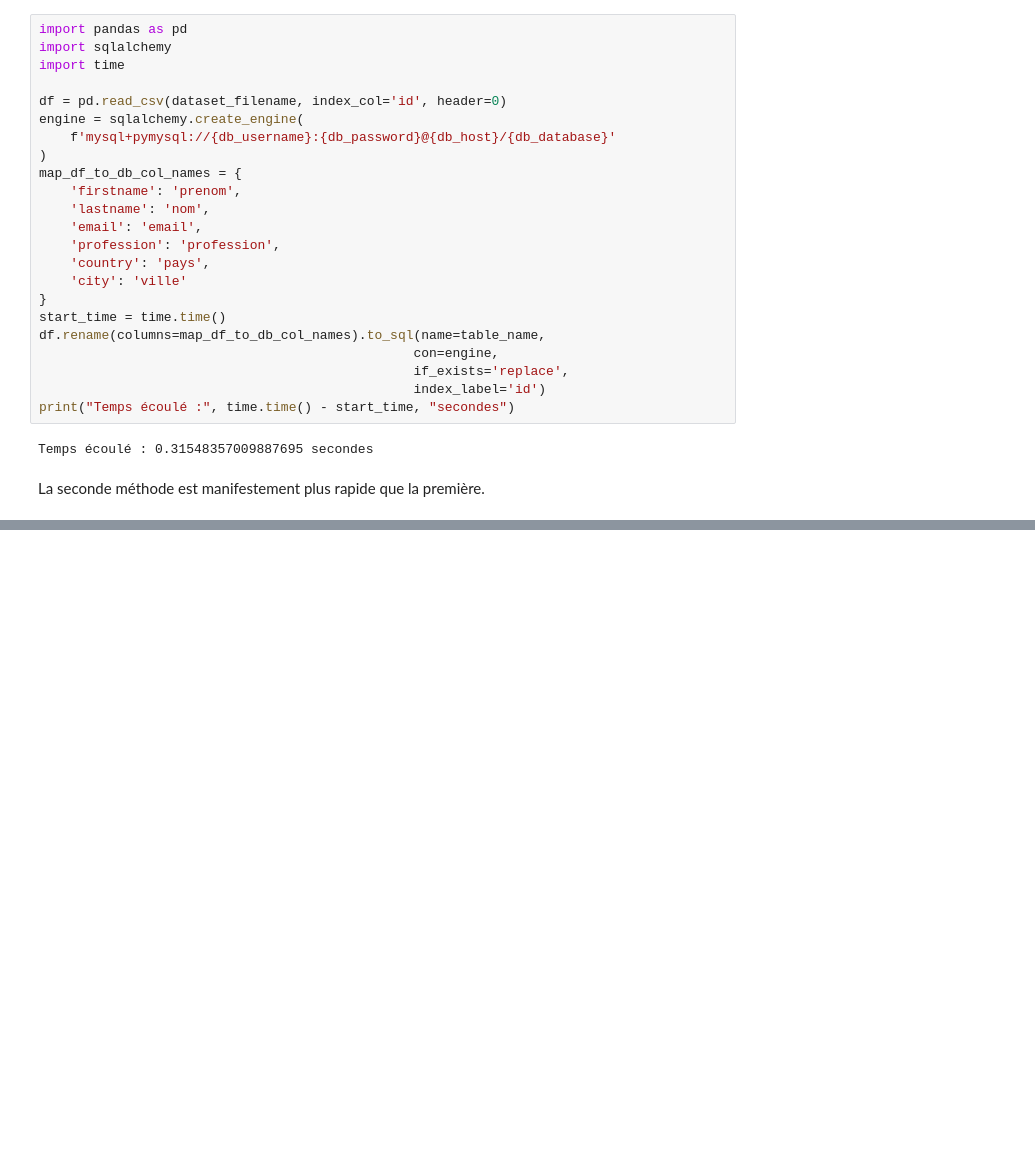
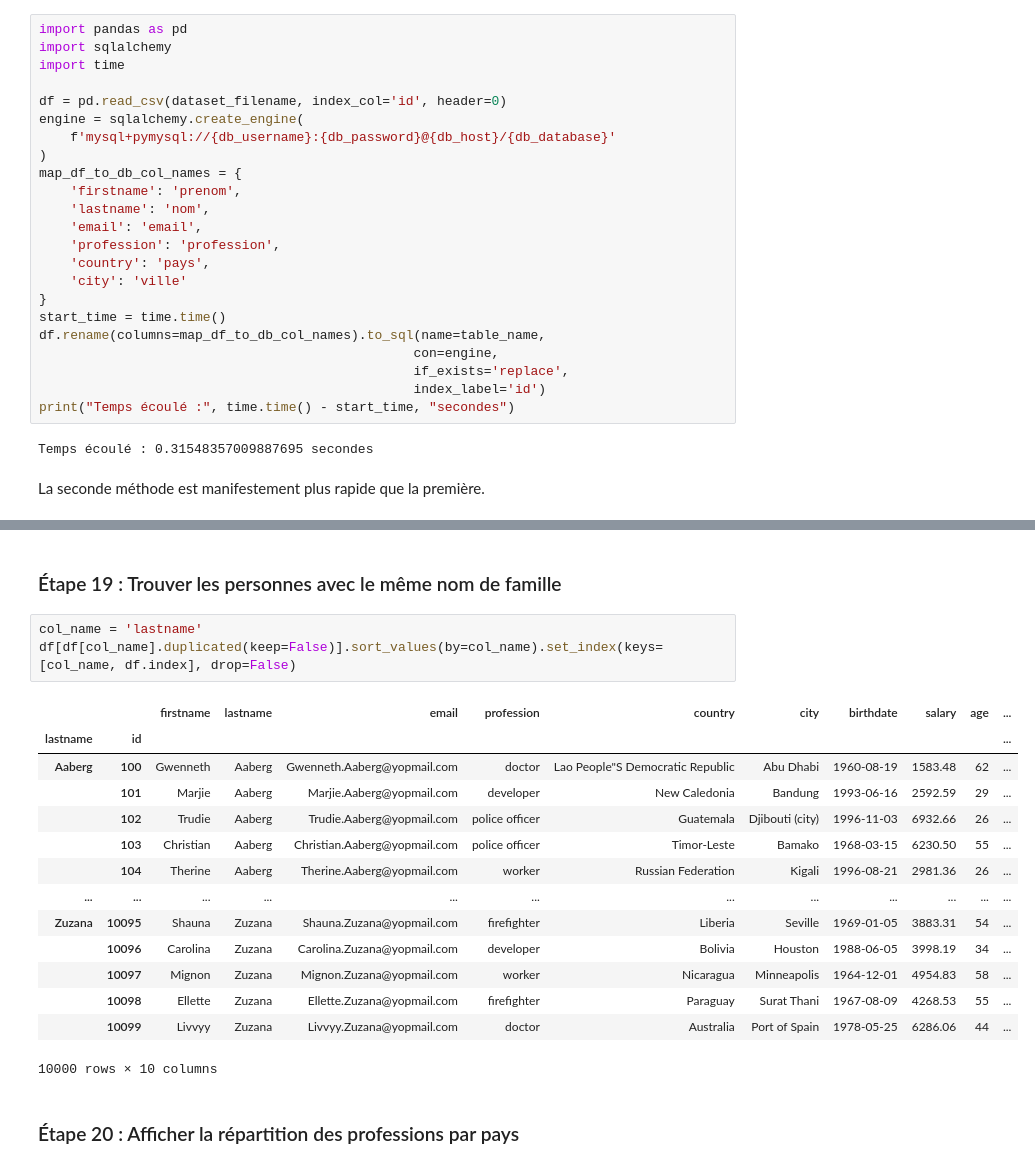
Before and after one commit to kirisakow/formation-data-engineer-m2i, a Jupyter notebook: Exercice_pandas.ipynb, the cells around one changed output, grey strips where cells are left out. Cells and saved outputs as stored; diff of their text form; blank space fills up the shorter version.

Commit message:
exercice traitement de données avec pandas

```diff
--- a/Exercice_pandas.ipynb
+++ b/Exercice_pandas.ipynb
@@ -219,0 +624,22 @@ La seconde méthode est manifestement plus rapide que la première.
+# %% [markdown]
+### Étape 19 : Trouver les personnes avec le même nom de famille
+# %%
+col_name = 'lastname'
+df[df[col_name].duplicated(keep=False)].sort_values(by=col_name).set_index(keys=[col_name, df.index], drop=False)
+# %% [output]
+|  |  | firstname | lastname | email | profession | country | city | birthdate | salary | age | ... |
+| lastname | id |  |  |  |  |  |  |  |  |  | ... |
+| Aaberg | 100 | Gwenneth | Aaberg | Gwenneth.Aaberg@yopmail.com | doctor | Lao People"S Democratic Republic | Abu Dhabi | 1960-08-19 | 1583.48 | 62 | ... |
+|  | 101 | Marjie | Aaberg | Marjie.Aaberg@yopmail.com | developer | New Caledonia | Bandung | 1993-06-16 | 2592.59 | 29 | ... |
+|  | 102 | Trudie | Aaberg | Trudie.Aaberg@yopmail.com | police officer | Guatemala | Djibouti (city) | 1996-11-03 | 6932.66 | 26 | ... |
+|  | 103 | Christian | Aaberg | Christian.Aaberg@yopmail.com | police officer | Timor-Leste | Bamako | 1968-03-15 | 6230.50 | 55 | ... |
+|  | 104 | Therine | Aaberg | Therine.Aaberg@yopmail.com | worker | Russian Federation | Kigali | 1996-08-21 | 2981.36 | 26 | ... |
+| ... | ... | ... | ... | ... | ... | ... | ... | ... | ... | ... | ... |
+| Zuzana | 10095 | Shauna | Zuzana | Shauna.Zuzana@yopmail.com | firefighter | Liberia | Seville | 1969-01-05 | 3883.31 | 54 | ... |
+|  | 10096 | Carolina | Zuzana | Carolina.Zuzana@yopmail.com | developer | Bolivia | Houston | 1988-06-05 | 3998.19 | 34 | ... |
+|  | 10097 | Mignon | Zuzana | Mignon.Zuzana@yopmail.com | worker | Nicaragua | Minneapolis | 1964-12-01 | 4954.83 | 58 | ... |
+|  | 10098 | Ellette | Zuzana | Ellette.Zuzana@yopmail.com | firefighter | Paraguay | Surat Thani | 1967-08-09 | 4268.53 | 55 | ... |
+|  | 10099 | Livvyy | Zuzana | Livvyy.Zuzana@yopmail.com | doctor | Australia | Port of Spain | 1978-05-25 | 6286.06 | 44 | ... |
+10000 rows × 10 columns
+# %% [markdown]
+### Étape 20 : Afficher la répartition des professions par pays
```
Also changed, not shown: parts of 51 cells of this notebook, 1 other file.
